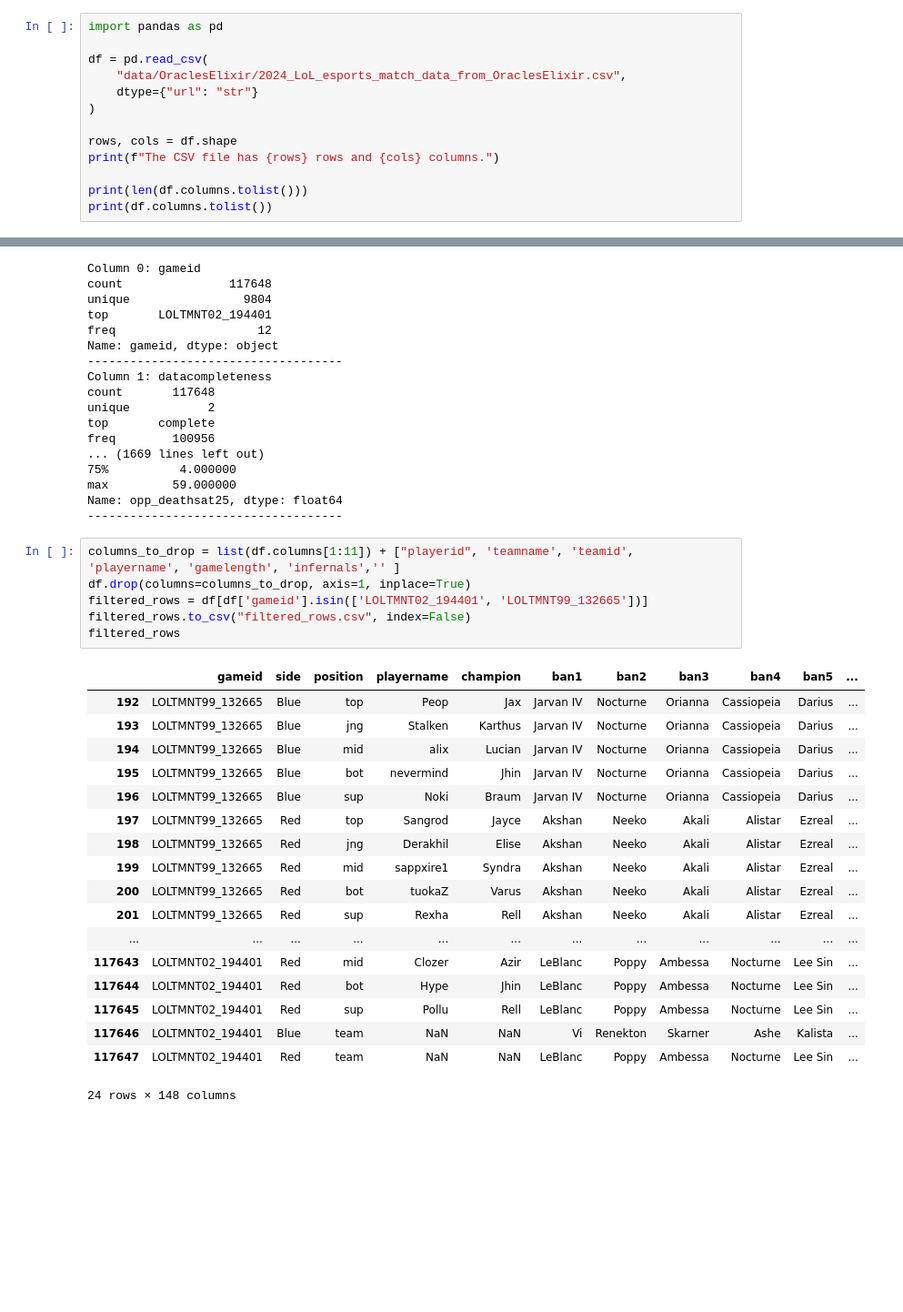
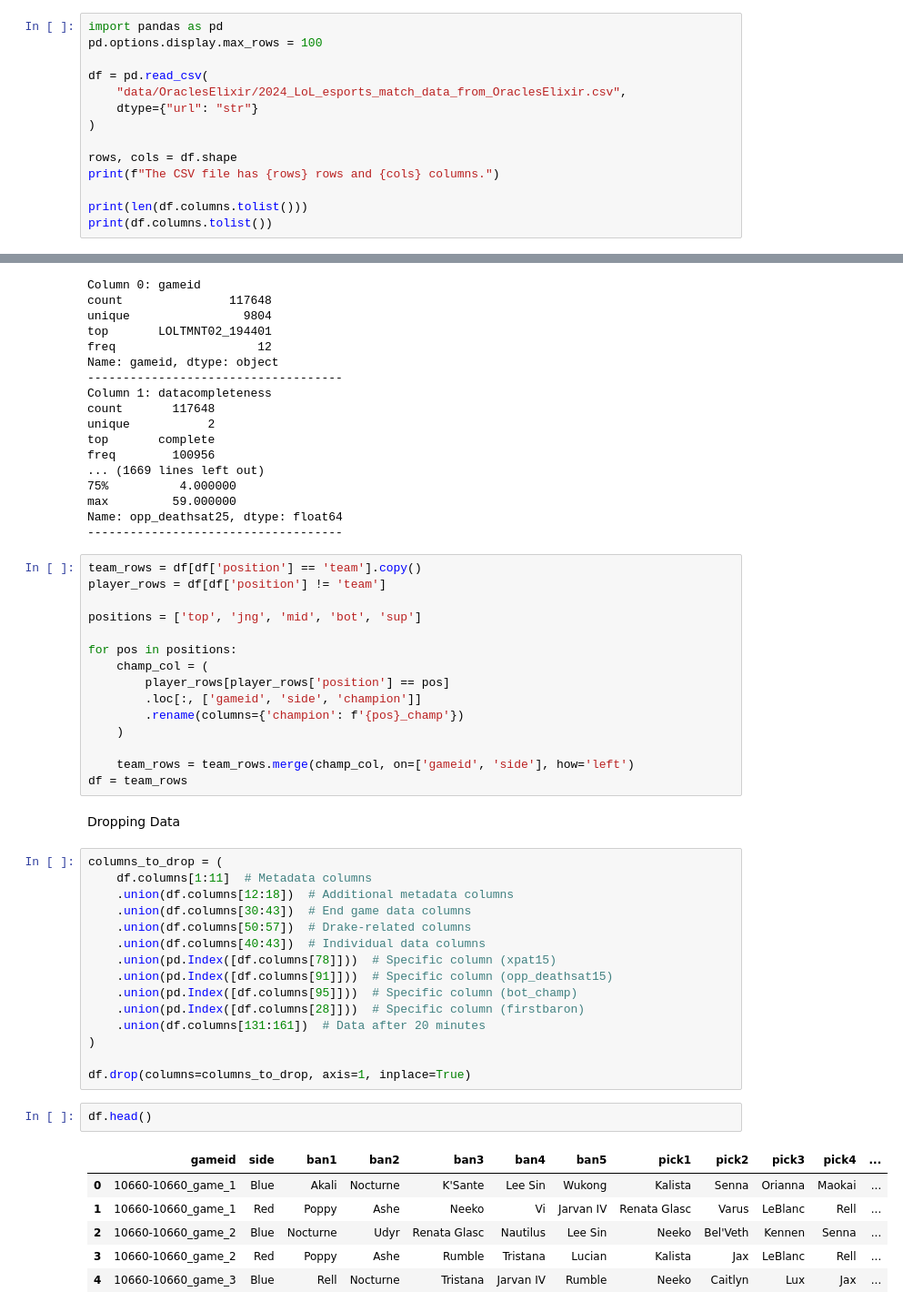
Before and after one commit to quiet98k/LOL-Win-Prediction, a Jupyter notebook: prediction.ipynb, the cells around one changed output, grey strips where cells are left out. Shown at 91% size. Saved outputs shown, nothing was run; the diff lists cells and outputs as text; blank space fills up the shorter version.

Commit message:
do some data dropping, drop most of the useless or after-15 minutes data, need further evaluation

```diff
--- a/prediction.ipynb
+++ b/prediction.ipynb
@@ -1,5 +1,6 @@
 # %%
 import pandas as pd
+pd.options.display.max_rows = 100
 
 df = pd.read_csv(
     "data/OraclesElixir/2024_LoL_esports_match_data_from_OraclesElixir.csv",
@@ -40,28 +41,44 @@ freq        100956
 max         59.000000
 Name: opp_deathsat25, dtype: float64
 ------------------------------------
-# %%
-columns_to_drop = list(df.columns[1:11]) + ["playerid", 'teamname', 'teamid', 'playername', 'gamelength', 'infernals','' ]
-df.drop(columns=columns_to_drop, axis=1, inplace=True)
-filtered_rows = df[df['gameid'].isin(['LOLTMNT02_194401', 'LOLTMNT99_132665'])]
-filtered_rows.to_csv("filtered_rows.csv", index=False)
-filtered_rows
-# %% [output]
-|  | gameid | side | position | playername | champion | ban1 | ban2 | ban3 | ban4 | ban5 | ... |
-| 192 | LOLTMNT99_132665 | Blue | top | Peop | Jax | Jarvan IV | Nocturne | Orianna | Cassiopeia | Darius | ... |
-| 193 | LOLTMNT99_132665 | Blue | jng | Stalken | Karthus | Jarvan IV | Nocturne | Orianna | Cassiopeia | Darius | ... |
-| 194 | LOLTMNT99_132665 | Blue | mid | alix | Lucian | Jarvan IV | Nocturne | Orianna | Cassiopeia | Darius | ... |
-| 195 | LOLTMNT99_132665 | Blue | bot | nevermind | Jhin | Jarvan IV | Nocturne | Orianna | Cassiopeia | Darius | ... |
-| 196 | LOLTMNT99_132665 | Blue | sup | Noki | Braum | Jarvan IV | Nocturne | Orianna | Cassiopeia | Darius | ... |
-| 197 | LOLTMNT99_132665 | Red | top | Sangrod | Jayce | Akshan | Neeko | Akali | Alistar | Ezreal | ... |
-| 198 | LOLTMNT99_132665 | Red | jng | Derakhil | Elise | Akshan | Neeko | Akali | Alistar | Ezreal | ... |
-| 199 | LOLTMNT99_132665 | Red | mid | sappxire1 | Syndra | Akshan | Neeko | Akali | Alistar | Ezreal | ... |
-| 200 | LOLTMNT99_132665 | Red | bot | tuokaZ | Varus | Akshan | Neeko | Akali | Alistar | Ezreal | ... |
-| 201 | LOLTMNT99_132665 | Red | sup | Rexha | Rell | Akshan | Neeko | Akali | Alistar | Ezreal | ... |
-| ... | ... | ... | ... | ... | ... | ... | ... | ... | ... | ... | ... |
-| 117643 | LOLTMNT02_194401 | Red | mid | Clozer | Azir | LeBlanc | Poppy | Ambessa | Nocturne | Lee Sin | ... |
-| 117644 | LOLTMNT02_194401 | Red | bot | Hype | Jhin | LeBlanc | Poppy | Ambessa | Nocturne | Lee Sin | ... |
-| 117645 | LOLTMNT02_194401 | Red | sup | Pollu | Rell | LeBlanc | Poppy | Ambessa | Nocturne | Lee Sin | ... |
-| 117646 | LOLTMNT02_194401 | Blue | team | NaN | NaN | Vi | Renekton | Skarner | Ashe | Kalista | ... |
-| 117647 | LOLTMNT02_194401 | Red | team | NaN | NaN | LeBlanc | Poppy | Ambessa | Nocturne | Lee Sin | ... |
-24 rows × 148 columns
+# %%
+team_rows = df[df['position'] == 'team'].copy()
+player_rows = df[df['position'] != 'team']
+
+positions = ['top', 'jng', 'mid', 'bot', 'sup']
+
+for pos in positions:
+    champ_col = (
+        player_rows[player_rows['position'] == pos]
+        .loc[:, ['gameid', 'side', 'champion']]
+        .rename(columns={'champion': f'{pos}_champ'})
+    )
+
+    team_rows = team_rows.merge(champ_col, on=['gameid', 'side'], how='left')
+df = team_rows
+# %% [markdown]
+Dropping Data
+# %%
+columns_to_drop = (
+    df.columns[1:11]  # Metadata columns
+    .union(df.columns[12:18])  # Additional metadata columns
+    .union(df.columns[30:43])  # End game data columns
+    .union(df.columns[50:57])  # Drake-related columns
+    .union(df.columns[40:43])  # Individual data columns
+    .union(pd.Index([df.columns[78]]))  # Specific column (xpat15)
+    .union(pd.Index([df.columns[91]]))  # Specific column (opp_deathsat15)
+    .union(pd.Index([df.columns[95]]))  # Specific column (bot_champ)
+    .union(pd.Index([df.columns[28]]))  # Specific column (firstbaron)
+    .union(df.columns[131:161])  # Data after 20 minutes
+)
+
+df.drop(columns=columns_to_drop, axis=1, inplace=True)
+# %%
+df.head()
+# %% [output]
+|  | gameid | side | ban1 | ban2 | ban3 | ban4 | ban5 | pick1 | pick2 | pick3 | pick4 | ... |
+| 0 | 10660-10660_game_1 | Blue | Akali | Nocturne | K'Sante | Lee Sin | Wukong | Kalista | Senna | Orianna | Maokai | ... |
+| 1 | 10660-10660_game_1 | Red | Poppy | Ashe | Neeko | Vi | Jarvan IV | Renata Glasc | Varus | LeBlanc | Rell | ... |
+| 2 | 10660-10660_game_2 | Blue | Nocturne | Udyr | Renata Glasc | Nautilus | Lee Sin | Neeko | Bel'Veth | Kennen | Senna | ... |
+| 3 | 10660-10660_game_2 | Red | Poppy | Ashe | Rumble | Tristana | Lucian | Kalista | Jax | LeBlanc | Rell | ... |
+| 4 | 10660-10660_game_3 | Blue | Rell | Nocturne | Tristana | Jarvan IV | Rumble | Neeko | Caitlyn | Lux | Jax | ... |
```
Also changed, not shown: parts of 1 cell of this notebook, 1 other file.
